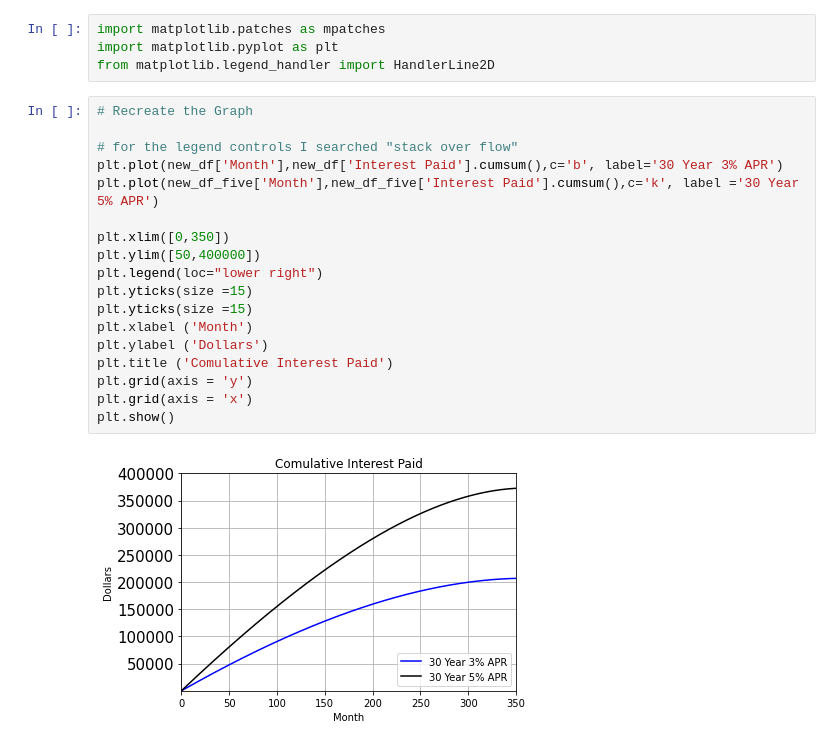
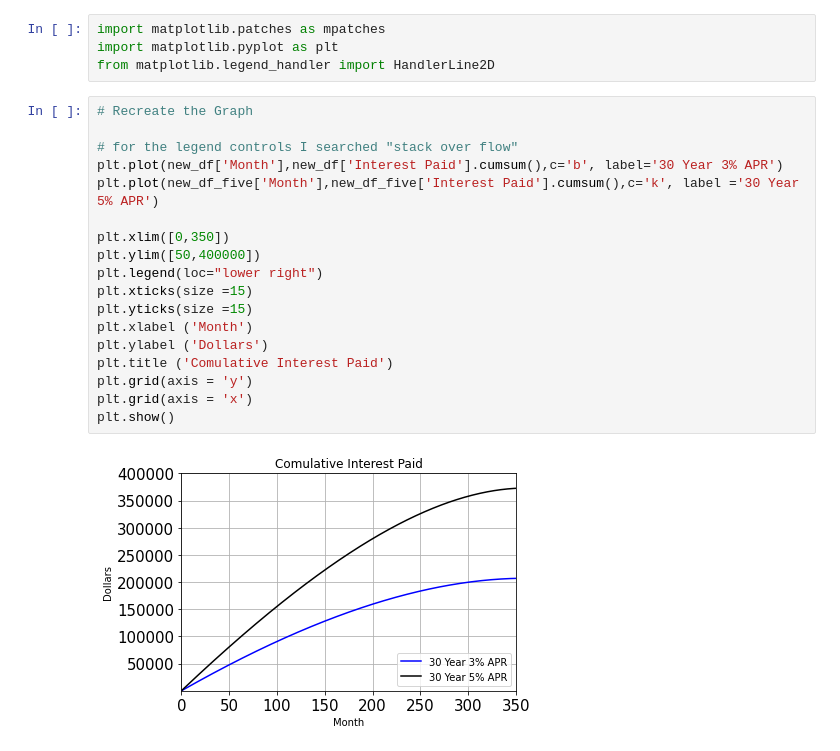
Before and after one commit to amrrahman1/Recreate-Graph, a Jupyter notebook: Re_create_Graph.ipynb, the cells around one changed output. Cells and saved outputs as stored; diff of their text form.

```diff
--- a/Re_create_Graph.ipynb
+++ b/Re_create_Graph.ipynb
@@ -124,22 +124,22 @@ from matplotlib.legend_handler import HandlerLine2D
 # %%
 # Recreate the Graph
 
 # for the legend controls I searched "stack over flow"
 plt.plot(new_df['Month'],new_df['Interest Paid'].cumsum(),c='b', label='30 Year 3% APR')
 plt.plot(new_df_five['Month'],new_df_five['Interest Paid'].cumsum(),c='k', label ='30 Year 5% APR')
 
 plt.xlim([0,350])
 plt.ylim([50,400000])
 plt.legend(loc="lower right")
-plt.yticks(size =15)
+plt.xticks(size =15)
 plt.yticks(size =15)
 plt.xlabel ('Month')
 plt.ylabel ('Dollars')
 plt.title ('Comulative Interest Paid')
 plt.grid(axis = 'y')
 plt.grid(axis = 'x')
 plt.show()
 # %% [output]
-[figure, old version]
+[figure, new version]
 # %%
 |
```
Also changed, not shown: parts of 1 cell of this notebook.
